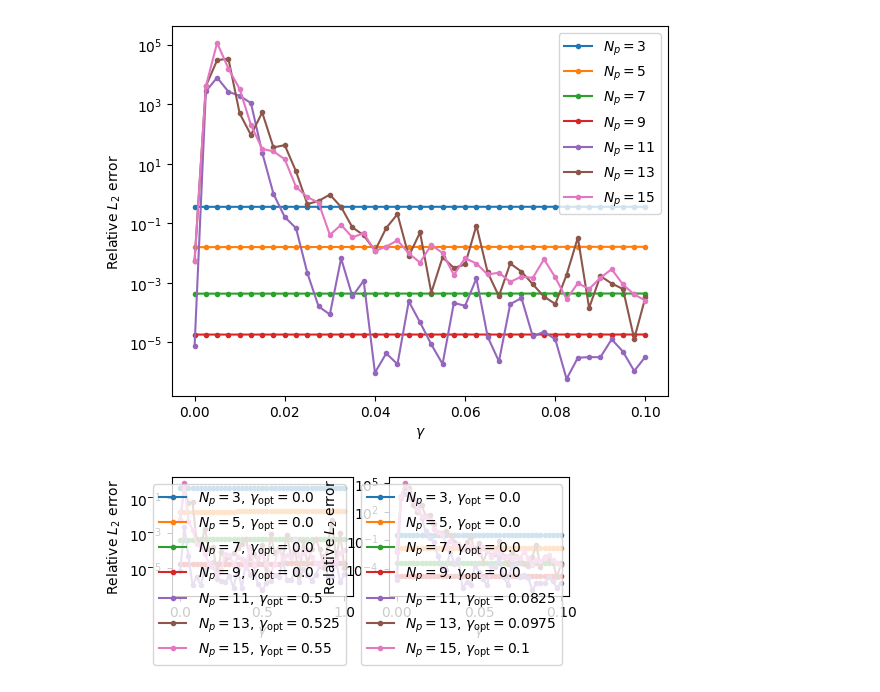
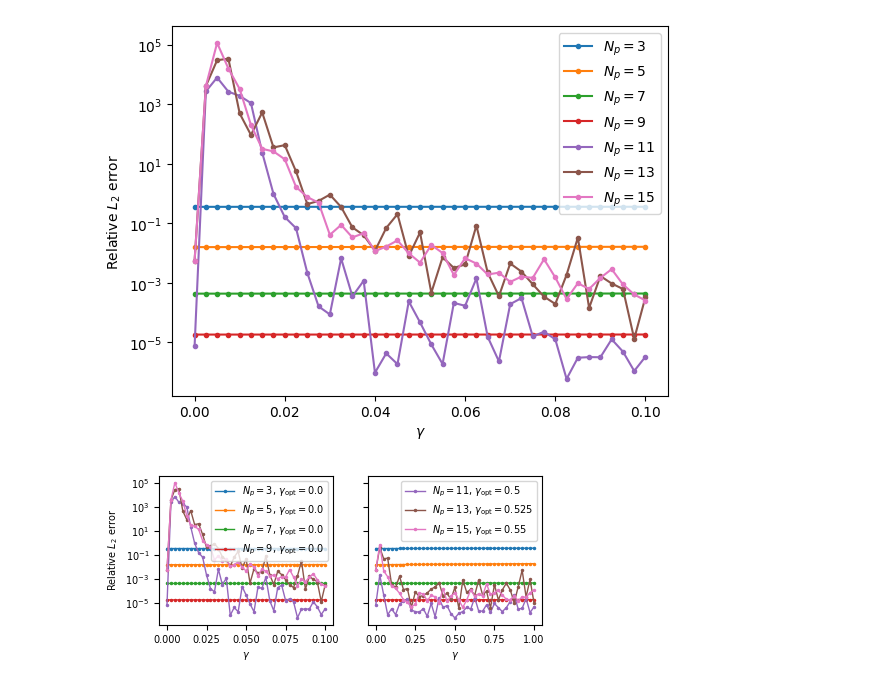
Before and after one commit to MPenaR/UWVFTrefftz, a Jupyter notebook: src/sandbox.ipynb, the cells around one changed output. Saved outputs shown, nothing was run; the diff lists cells and outputs as text; code cells hidden in the pictures.

Commit message:
gamma dependency

```diff
--- a/src/sandbox.ipynb
+++ b/src/sandbox.ipynb
@@ -663,22 +663,84 @@ plt.savefig('all_Cms_sweeps_0.1.pdf')
 # %% [output]
 [figure]
 # %%
-pt2inch = 1/72.27
-tw = 370.38374 * pt2inch
-fig, axs = plt.subplots(ncols = 2, figsize = ( tw, 0.3*tw))
+import matplotlib.pyplot as plt
+inches_per_dot = 1/72.27
+columnwidth = 370.38374 * inches_per_dot
 
-filenames = ["cm_0_1_errors.npz", "cm_0_01_errors.npz"]
 
-for (ax, filename) in zip(axs, filenames):
-    results = np.load(filename)
-    errors = results["errors"]
-    Cms = results["Cms"]
-    N_ths = results["N_ths"]
-    for (j,Nth) in enumerate(N_ths):
-        ax.semilogy(Cms,errors[:,j],'.-', label=f'$N_p = {Nth}$, $\\gamma_\\mathrm{{opt}} = {Cms[np.argmin(errors[:,j])]}$')
-        #plt.title(r'$a=\frac{1}{2}\left(1 + \gamma\left(\frac{l_\mathrm{max}}{l}-1\right)\right)$')
-        ax.set_ylabel('Relative $L_2$ error')
-        ax.set_xlabel('$\\gamma$')
-    ax.legend()
+figure_width = 0.9*columnwidth # cm
+figure_height = 0.35*columnwidth # cm
+
+import matplotlib
+
+matplotlib.style.use({
+    "font.size" : 7,
+    "lines.linewidth" : 1.0,
+    "lines.markersize":      3
+})
+
+
+fig, ax = plt.subplots(ncols=2, figsize=(figure_width, figure_height), sharey=True)
+
+
+
+
+# filenames = ["cm_0_1_errors.npz", "cm_0_01_errors.npz"]
+
+
+# for (ax, filename) in zip(axs, filenames):
+#     results = np.load(filename)
+#     errors = results["errors"]
+#     Cms = results["Cms"]
+#     N_ths = results["N_ths"]
+#     for (j,Nth) in enumerate(N_ths):
+#         ax.semilogy(Cms,errors[:,j],'.-', label=f'$N_p = {Nth}$, $\\gamma_\\mathrm{{opt}} = {Cms[np.argmin(errors[:,j])]}$')
+#         #plt.title(r'$a=\frac{1}{2}\left(1 + \gamma\left(\frac{l_\mathrm{max}}{l}-1\right)\right)$')
+#         ax.set_ylabel('Relative $L_2$ error')
+#         ax.set_xlabel('$\\gamma$')
+# axs[1].set_ylabel('')
+# axs[0].legend()
+
+
+filenames = ["cm_0_01_errors.npz", "cm_0_1_errors.npz"]
+
+results = np.load("cm_0_01_errors.npz")
+errors = results["errors"]
+Cms = results["Cms"]
+N_ths = results["N_ths"]
+for (j,Nth) in enumerate(N_ths):
+    if j < 4:
+        ax[0].semilogy(Cms,errors[:,j],'.-', label=f'$N_p = {Nth}$, $\\gamma_\\mathrm{{opt}} = {Cms[np.argmin(errors[:,j])]}$')
+    else:
+        ax[0].semilogy(Cms,errors[:,j],'.-', label='_nolegend_')
+    #plt.title(r'$a=\frac{1}{2}\left(1 + \gamma\left(\frac{l_\mathrm{max}}{l}-1\right)\right)$')
+    ax[0].set_ylabel('Relative $L_2$ error')
+    ax[0].set_xlabel('$\\gamma$')
+    ax[0].legend()
+
+results = np.load("cm_0_1_errors.npz")
+errors = results["errors"]
+Cms = results["Cms"]
+N_ths = results["N_ths"]
+for (j,Nth) in enumerate(N_ths):
+    if j >= 4:
+        ax[1].semilogy(Cms,errors[:,j],'.-', label=f'$N_p = {Nth}$, $\\gamma_\\mathrm{{opt}} = {Cms[np.argmin(errors[:,j])]}$')
+    else:
+        ax[1].semilogy(Cms,errors[:,j],'.-', label='_nolegend_')
+    #plt.title(r'$a=\frac{1}{2}\left(1 + \gamma\left(\frac{l_\mathrm{max}}{l}-1\right)\right)$')
+    ax[1].set_ylabel('Relative $L_2$ error')
+    ax[1].set_xlabel('$\\gamma$')
+    ax[1].legend()
+
+ax[1].set_ylabel('')
+
+
+fig.subplots_adjust(left   = 0.15,
+                    bottom = 0.15,
+                    right  = 0.98,
+                    top    = 0.98,
+                    hspace = 0.35)
+
+plt.savefig('gamma_dependency_2in1.pdf')
 # %% [output]
-[figure, old version]
+[figure, new version]
```
Also changed, not shown: 1 other file.
